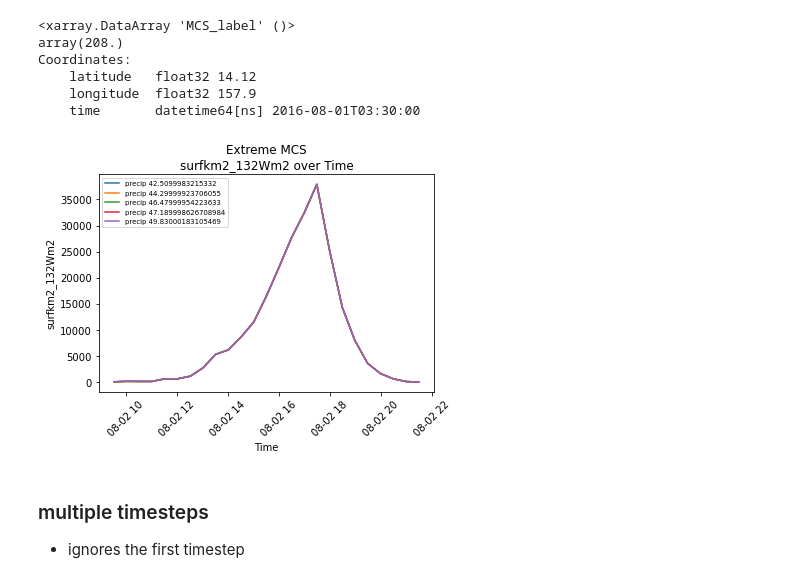
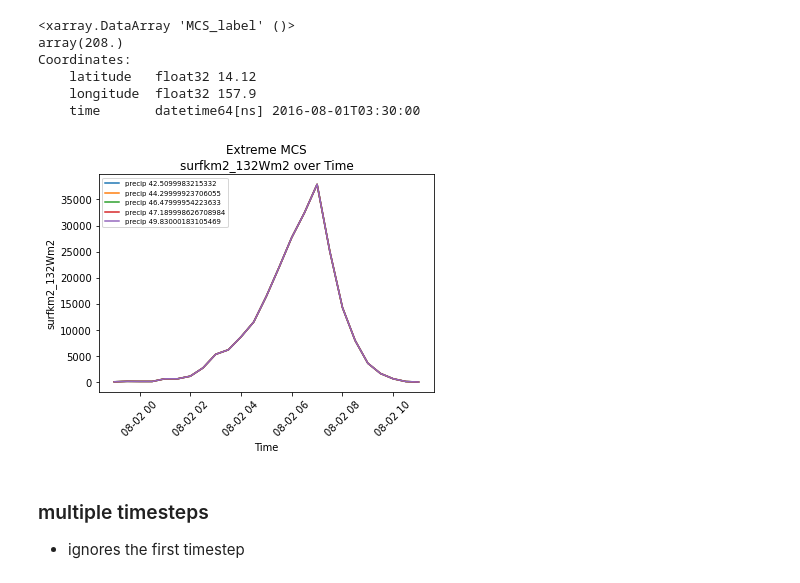
Before and after one commit to bfildier/stage-2023-rain-extremes-timing-intensity, a Jupyter notebook: scripts/start/MCS_properties/MCSprops_subregion.ipynb, the cells around one changed output. Cells and saved outputs as stored; diff of their text form; code cells hidden in the pictures.

Commit message:
cleaned up code mainly for duration_vs_birthdeath.ipynb and MCSprops_subregion.ipynb

```diff
--- a/scripts/start/MCS_properties/MCSprops_subregion.ipynb
+++ b/scripts/start/MCS_properties/MCSprops_subregion.ipynb
@@ -400,9 +306,6 @@ print(localtime_Init_dates_ordered[30:40], attribute_values_list_ordered[30:40])
 # %%
-localtime_Init_dates_ordered = np.array(localtime_Init_dates_ordered)
-attribute_values_list_ordered = np.array(attribute_values_list_ordered)
-
-# convert localtime_Init_dates_ordered to timestamps in seconds
-timestamps = np.array([(date - dt.datetime(1970, 1, 1)).total_seconds() for date in localtime_Init_dates_ordered])
+# convert Utime_Init_list to timestamps in seconds
+timestamps = np.array([(date - dt.datetime(1970, 1, 1)).total_seconds() for date in Utime_Init_list])
 
 # interval in seconds
 interval_seconds = 1 * 60 * 60  # 1 hour
@@ -415,7 +318,7 @@ count = 0
 
 end_interval_times = []
 
-for timestamp, value in zip(timestamps, attribute_values_list_ordered):
+for timestamp, value in zip(timestamps, attribute_values_list):
     if timestamp - start_time <= interval_seconds:
         sum_values += value
         count += 1
@@ -430,8 +333,6 @@ for timestamp, value in zip(timestamps, attribute_values_list_ordered):
 averaged_values.append(sum_values / count)
 end_interval_times.append(timestamp)
 
-# Plot
-# plt.plot(localtime_Init_dates_ordered[:len(averaged_values)], averaged_values)
 
 # convert end_interval_times to datetime
 end_interval_times = [dt.datetime.fromtimestamp(timestamp) for timestamp in end_interval_times]
@@ -695,31 +371,0 @@ Coordinates:
-# %%
-diurnal_hours = range(24)  # 24 hours in a day
-for i in range(2):
-    if i == 0:
-        binned_data = binned_data_Init
-        convolved_data = convolved_Init
-        label = "Utime_Init"
-
-        # data is original-convolved data
-        diurnal_data = (binned_data - convolved_data).values[12:-(12+12)]
-    else:
-        binned_data = binned_data_End
-        convolved_data = convolved_End
-        label = "Utime_End"
-        # data is original-convolved data
-        diurnal_data = (binned_data - convolved_data).values[12:-(12+21)]
-
-
-    # axes for reshaping. ndays calculated based on the length of data
-    ndays = diurnal_data.shape[0] // 24
-    nhours = 24
-
-    diurnal_cycle = np.mean(np.reshape(diurnal_data, (nhours, ndays)), axis=1)
-
-    # plot
-    plt.plot(diurnal_hours, diurnal_cycle, label=label)
-plt.xlabel('Hour of the day')
-plt.ylabel("Counts")
-plt.title("Diurnal Cycle of Births and Deaths")
-plt.legend()
-plt.show()
@@ -801,22 +445,22 @@ Coordinates:
 # %%
 fig, ax = plt.subplots()
 for MCS in range(len(MCS_index_list)):
     MCS_ex = MCS_index_list[MCS]
     MCS_ex_idx = int(MCS_ex.item())
     MCS_attr_ex = getattr(toocan[MCS_ex_idx].clusters, attribute_single_MCS)
 
 
-    plt.plot(Localdate_list[MCS_ex_idx], MCS_attr_ex, label=f"precip {round(ex_val_list[MCS],2)}")
+    plt.plot(Utime_list[MCS_ex_idx], MCS_attr_ex, label=f"precip {round(ex_val_list[MCS],2)}")
 
 plt.xticks(rotation=45)
 ax.set_xlabel("Time")
 plt.ylabel(f'{attribute_single_MCS}')
 plt.title(f"Extreme MCS\n{attribute_single_MCS} over Time")
 plt.legend(fontsize='x-small')
 
 plt.show()
 # %% [output]
-[figure, old version]
+[figure, new version]
 # %% [markdown]
 ### multiple timesteps
 * ignores the first timestep
```
Also changed, not shown: parts of 46 cells of this notebook, 2 other files.
